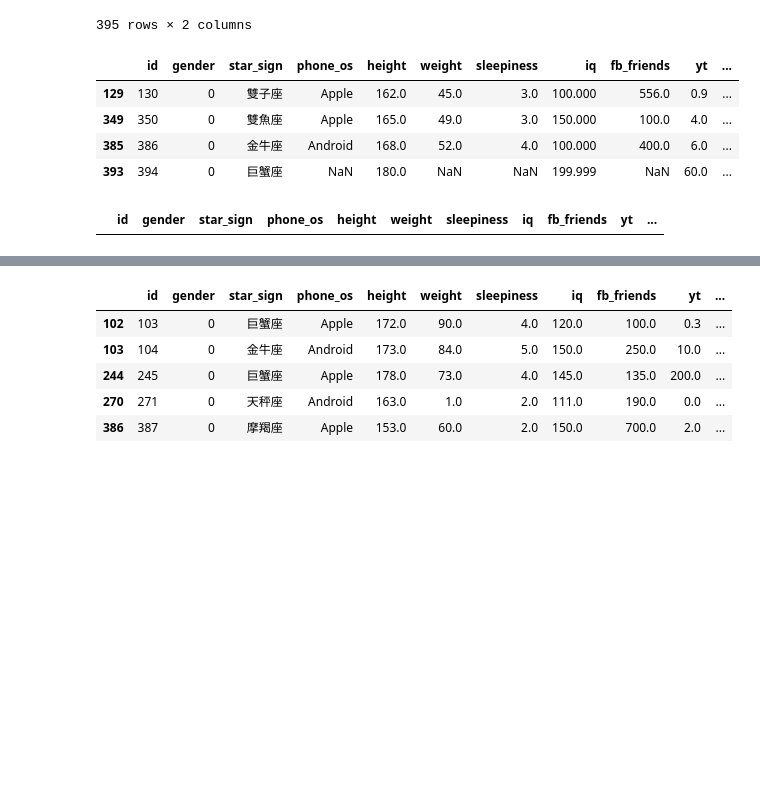
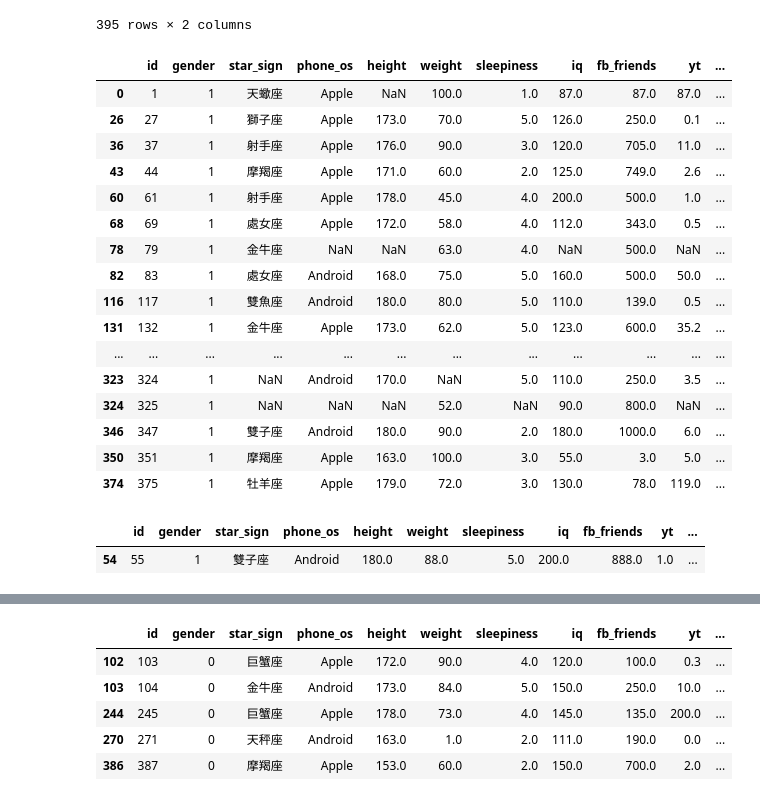
Before and after one commit to WangZiRongPraetorianGuard/BoyorGirl, a Jupyter notebook: shihyang/CatBoost_Sentiment_Dictionary.ipynb, the cells around one changed output, grey strips where cells are left out. Drawn from its saved outputs; the diff is of its cells as text; code cells hidden in the pictures; blank space fills up the shorter version.

Commit message:
CatBoost_Sentiment_Dictionary with human mark accuracy: 0.89847

```diff
--- a/shihyang/CatBoost_Sentiment_Dictionary.ipynb
+++ b/shihyang/CatBoost_Sentiment_Dictionary.ipynb
@@ -26,7 +25,7 @@ test_data
 # %% [markdown]
 ### catboost
 # %%
-raw_data = pd.read_csv(r'boy or girl 2024 train_missingValue.csv')
+raw_data = pd.read_csv(r'train_data/boy or girl 2024 train_missingValue.csv')
 raw_data
 # %% [output]
 |  | id | gender | star_sign | phone_os | height | weight | sleepiness | iq | fb_friends | yt | ... |
@@ -44,7 +43,7 @@ raw_data
 423 rows × 11 columns
 # %%
 import pandas as pd
-knn_train = pd.read_csv(r'KNN_withBMI.csv')
+knn_train = pd.read_csv(r'train_data/KNN_withBMI.csv')
 knn_train
 # %% [output]
 |  | id | gender | star_sign | phone_os | height | weight | sleepiness | iq | fb_friends | yt | ... |
@@ -83,15 +82,13 @@ import numpy as np
 # 情緒字典標記函數
 emotion_keywords = {
     1: ['boy', 'girlfriend', 'man','handsome','87','loser','dxxk','ggininder','fantastic','loser'],  # 男生關鍵詞列表
-    -1: ['girl', 'pretty','beautiful','adorable']  # 女生關鍵詞列表
+    -1: ['girl', 'pretty','beautiful','adorable','>.0','cuuuuuuute']  # 女生關鍵詞列表
 }
 
 def emotion_label(text):
     # 检查是否为有效字符串或字节对象
     if isinstance(text, str) or isinstance(text, bytes):
-        # 中文检查
-        if re.search(r'[\u4e00-\u9fff]+', text):
-            return 1
+
 
         # 分词
         words = re.findall(r'\b\w+\b', text)
@@ -103,7 +100,9 @@ def emotion_label(text):
         # 检查负面情绪关键词
         if any(word in emotion_keywords[-1] for word in words):
             return -1
-
+        # 中文检查
+        if re.search(r'[\u4e00-\u9fff]+', text):
+            return 1
     # 如果不是有效的字符串或字节对象，返回中性情绪标签
     return 0
 # %%
@@ -217,10 +184,22 @@ knn_test
 # %%
-# 使用 pipeline 对测试数据进行预测
-predictions = pipeline.predict(knn_test[['star_sign', 'phone_os', 'height', 'weight', 'sleepiness', 'iq', 'fb_friends', 'yt', 'bmi','emotion']])
+# 读取测试数据并预处理
+knn_test = pd.read_csv(r'test_data/test_KNN_without_outlierBNI.csv')
+knn_test['self_intro'] = knn_test['self_intro'].str.lower()
+knn_test['emotion'] = np.vectorize(emotion_label)(knn_test['self_intro'])
+
+# 提取需要的特征列
+X_knn_test = knn_test[['star_sign', 'phone_os', 'height', 'weight', 'sleepiness', 'iq', 'fb_friends', 'yt', 'bmi', 'emotion']]
+#X_knn_test = knn_test[['star_sign', 'phone_os', 'height', 'weight', 'sleepiness', 'iq', 'bmi', 'emotion']]
+
+# 使用预处理管道对测试数据进行转换
+X_knn_test_transformed = preprocessing_pipeline.transform(X_knn_test)
+
+# 使用 CatBoost 模型进行预测
+y_knn_pred = catboost.predict(X_knn_test_transformed)
 
 # 添加预测结果到测试数据中
 output = knn_test[['id']].copy()
-output['gender'] = predictions + 1  # 因为模型中类别标签从0开始，需要加1得到实际类别
+output['gender'] = y_knn_pred + 1  # 因为模型中类别标签从0开始，需要加1得到实际类别
 
 # 显示包含预测结果的测试数据
 output
@@ -243,22 +222,38 @@ export_csv(output)
 # %%
-validation = pd.read_csv(r'validation.csv')
-# 剔除含有 NA 或 NaN 值的行
-cleaned_test_data = validation.dropna(subset=['self_intro'])
+test_data_copy = test_data.copy()
+test_data_copy.loc[:, 'gender'] = output['gender']
 
-# 使用 str.contains 方法查找包含 'fantastic' 的行
-info_data = cleaned_test_data[cleaned_test_data['self_intro'].str.contains('beautiful')]
+cleaned_test_data = test_data_copy.dropna(subset=['self_intro'])
+cleaned_test_data.loc[:, 'self_intro'] = cleaned_test_data['self_intro'].str.lower()
+
+# 使用 str.contains 方法查找包含 關鍵字
+info_data = cleaned_test_data[cleaned_test_data['self_intro'].str.contains('good')]
 
 # 输出符合条件的数据
 info_data
 # %% [output]
 |  | id | gender | star_sign | phone_os | height | weight | sleepiness | iq | fb_friends | yt | ... |
-| 129 | 130 | 0 | 雙子座 | Apple | 162.0 | 45.0 | 3.0 | 100.000 | 556.0 | 0.9 | ... |
-| 349 | 350 | 0 | 雙魚座 | Apple | 165.0 | 49.0 | 3.0 | 150.000 | 100.0 | 4.0 | ... |
-| 385 | 386 | 0 | 金牛座 | Android | 168.0 | 52.0 | 4.0 | 100.000 | 400.0 | 6.0 | ... |
-| 393 | 394 | 0 | 巨蟹座 | NaN | 180.0 | NaN | NaN | 199.999 | NaN | 60.0 | ... |
+| 0 | 1 | 1 | 天蠍座 | Apple | NaN | 100.0 | 1.0 | 87.0 | 87.0 | 87.0 | ... |
+| 26 | 27 | 1 | 獅子座 | Apple | 173.0 | 70.0 | 5.0 | 126.0 | 250.0 | 0.1 | ... |
+| 36 | 37 | 1 | 射手座 | Apple | 176.0 | 90.0 | 3.0 | 120.0 | 705.0 | 11.0 | ... |
+| 43 | 44 | 1 | 摩羯座 | Apple | 171.0 | 60.0 | 2.0 | 125.0 | 749.0 | 2.6 | ... |
+| 60 | 61 | 1 | 射手座 | Apple | 178.0 | 45.0 | 4.0 | 200.0 | 500.0 | 1.0 | ... |
+| 68 | 69 | 1 | 處女座 | Apple | 172.0 | 58.0 | 4.0 | 112.0 | 343.0 | 0.5 | ... |
+| 78 | 79 | 1 | 金牛座 | NaN | NaN | 63.0 | 4.0 | NaN | 500.0 | NaN | ... |
+| 82 | 83 | 1 | 處女座 | Android | 168.0 | 75.0 | 5.0 | 160.0 | 500.0 | 50.0 | ... |
+| 116 | 117 | 1 | 雙魚座 | Android | 180.0 | 80.0 | 5.0 | 110.0 | 139.0 | 0.5 | ... |
+| 131 | 132 | 1 | 金牛座 | Apple | 173.0 | 62.0 | 5.0 | 123.0 | 600.0 | 35.2 | ... |
+| ... | ... | ... | ... | ... | ... | ... | ... | ... | ... | ... | ... |
+| 323 | 324 | 1 | NaN | Android | 170.0 | NaN | 5.0 | 110.0 | 250.0 | 3.5 | ... |
+| 324 | 325 | 1 | NaN | NaN | NaN | 52.0 | NaN | 90.0 | 800.0 | NaN | ... |
+| 346 | 347 | 1 | 雙子座 | Android | 180.0 | 90.0 | 2.0 | 180.0 | 1000.0 | 6.0 | ... |
+| 350 | 351 | 1 | 摩羯座 | Apple | 163.0 | 100.0 | 3.0 | 55.0 | 3.0 | 5.0 | ... |
+| 374 | 375 | 1 | 牡羊座 | Apple | 179.0 | 72.0 | 3.0 | 130.0 | 78.0 | 119.0 | ... |
-# %%
-raw_data['self_intro'] = raw_data['self_intro'].str.lower()
-info_data = raw_data[raw_data['self_intro'].str.contains('fantastic')]
-info_data
-# %% [output]
-|  | id | gender | star_sign | phone_os | height | weight | sleepiness | iq | fb_friends | yt | ... |
+# %%
+#ids_to_filter = [52,53, 55, 72, 97, 207, 301]
+ids_to_filter = [55]
+info_data = cleaned_test_data[cleaned_test_data['id'].isin(ids_to_filter)]
+info_data
+# %% [output]
+|  | id | gender | star_sign | phone_os | height | weight | sleepiness | iq | fb_friends | yt | ... |
+| 54 | 55 | 1 | 雙子座 | Android | 180.0 | 88.0 | 5.0 | 200.0 | 888.0 | 1.0 | ... |
```
Also changed, not shown: parts of 8 cells of this notebook, 13 other files.
